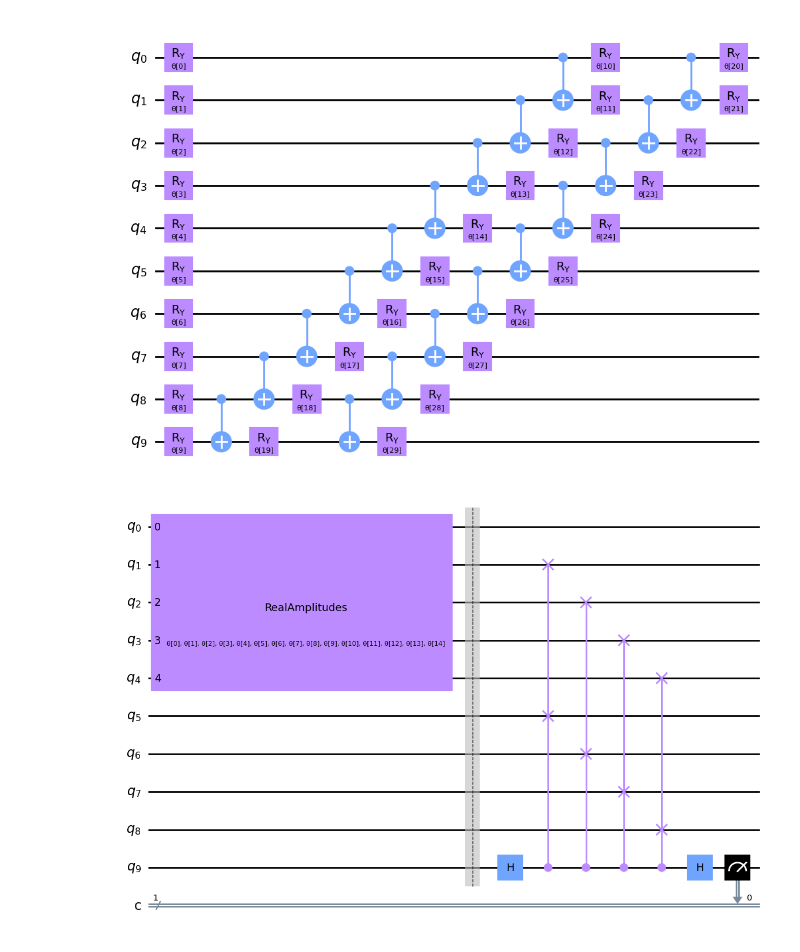
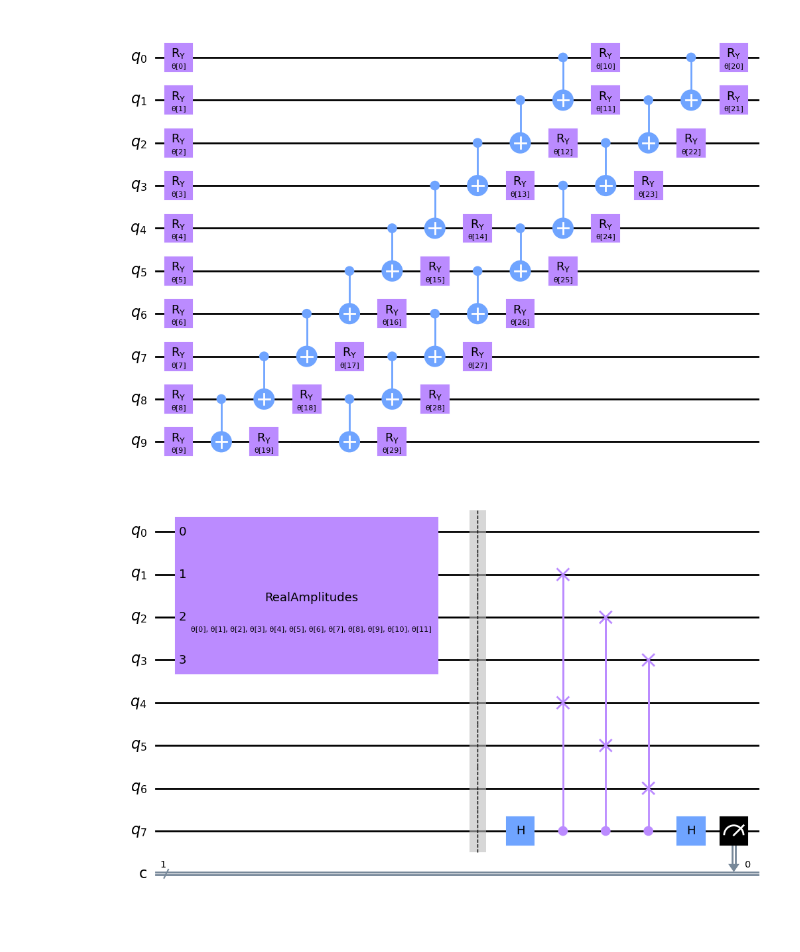
Before and after one commit to benjaminhagan/VIP_QML, a Jupyter notebook: Phase Encoder.ipynb, the cells around one changed output. Drawn from its saved outputs; the diff is of its cells as text; code cells hidden in the pictures.

```diff
--- a/Phase Encoder.ipynb
+++ b/Phase Encoder.ipynb
@@ -133,27 +133,27 @@ feature_map = RawFeatureVector(16)
 # %%
 def auto_encoder_circuit(num_latent, num_trash):
     qr = QuantumRegister(num_latent + 2 * num_trash + 1, "q")
     cr = ClassicalRegister(1, "c")
     circuit = QuantumCircuit(qr, cr)
     circuit.compose(ansatz(num_latent + num_trash), range(0, num_latent + num_trash), inplace=True)
     circuit.barrier()
     auxiliary_qubit = num_latent + 2 * num_trash
     # swap test
     circuit.h(auxiliary_qubit)
     for i in range(num_trash):
         circuit.cswap(auxiliary_qubit, num_latent + i, num_latent + num_trash + i)
 
     circuit.h(auxiliary_qubit)
     circuit.measure(auxiliary_qubit, cr[0])
     return circuit
 
 
 num_latent = 1
-num_trash = 4
+num_trash = 3
 circuit = auto_encoder_circuit(num_latent, num_trash)
 circuit.draw(output="mpl", style="clifford")
 # %% [output]
-[figure, old version]
+[figure, new version]
 # %%
 ae = auto_encoder_circuit(num_latent, num_trash)
 qc = QuantumCircuit(num_latent + 2 * num_trash + 1, 1)
```
Also changed, not shown: parts of 7 cells of this notebook, 1 other file.
